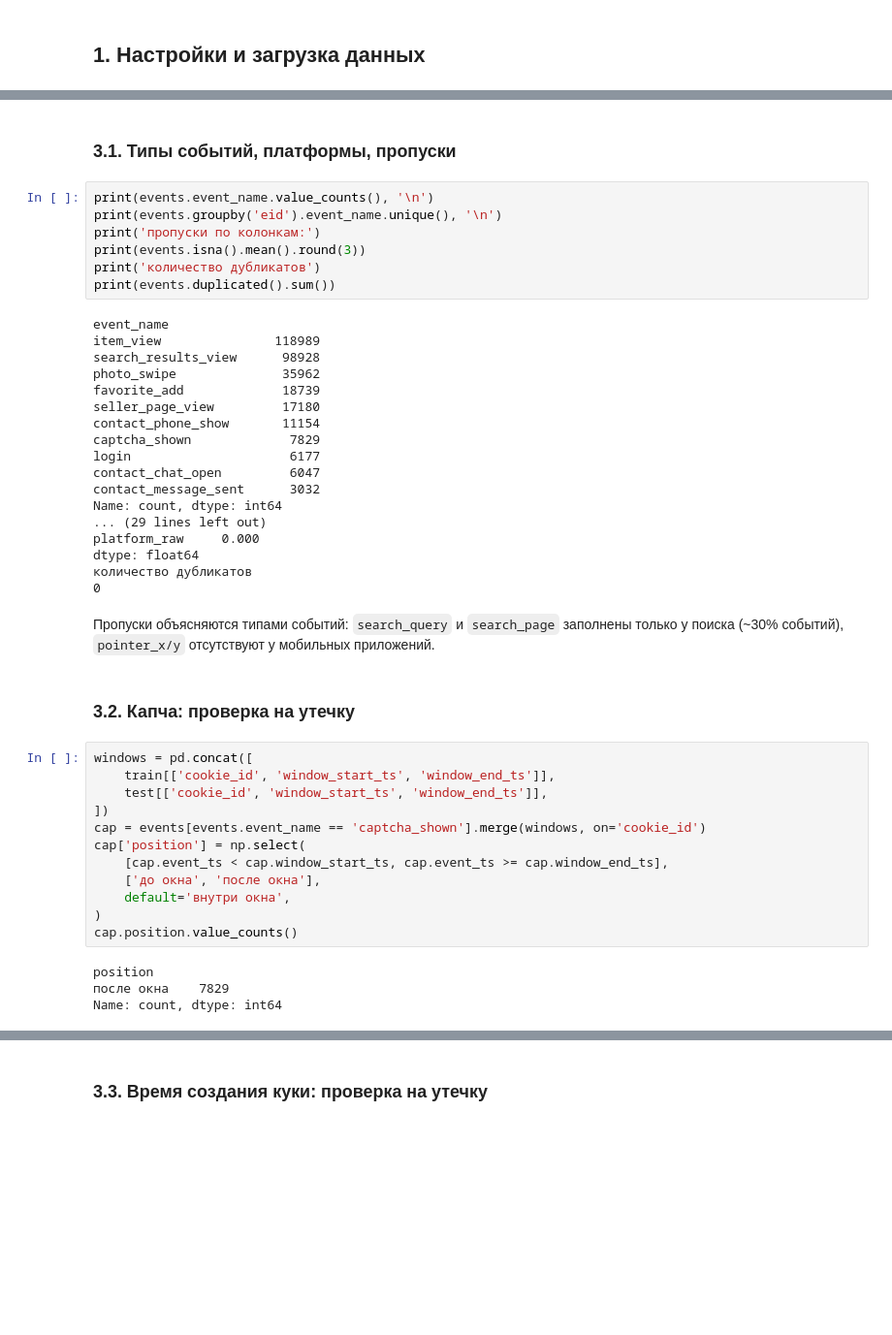
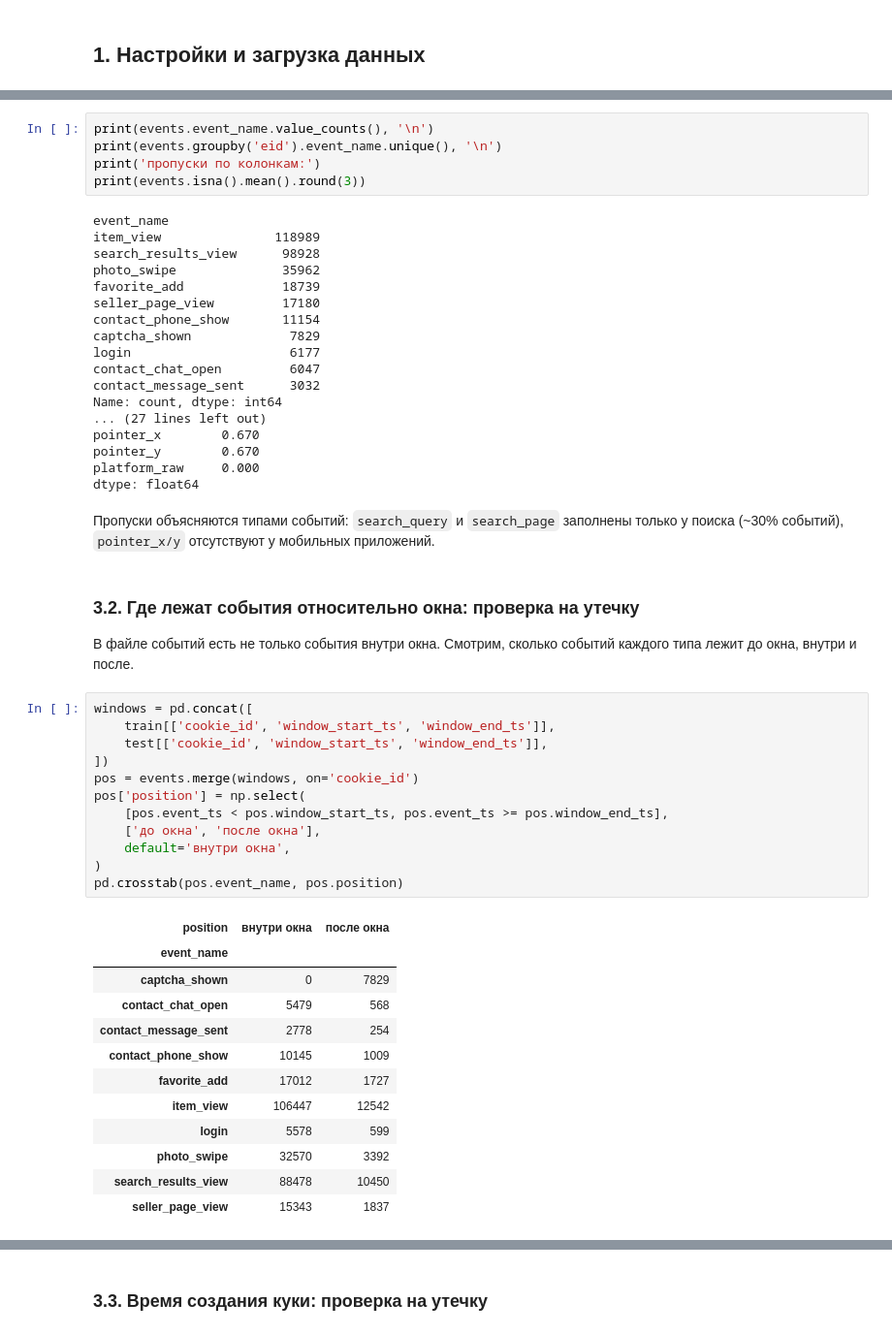
Before and after one commit to xloned/avito-bot-detection-challenge, a Jupyter notebook: solution.ipynb, the cells around one changed output, grey strips where cells are left out. Shown at 97% size. Saved outputs shown, nothing was run; the diff lists cells and outputs as text; blank space fills up the shorter version.

```diff
--- a/solution.ipynb
+++ b/solution.ipynb
@@ -61,12 +75,8 @@ Name: count, dtype: int64
-# %% [markdown]
-### 3.1. Типы событий, платформы, пропуски
 # %%
 print(events.event_name.value_counts(), '\n')
 print(events.groupby('eid').event_name.unique(), '\n')
 print('пропуски по колонкам:')
 print(events.isna().mean().round(3))
-print('количество дубликатов')
-print(events.duplicated().sum())
 # %% [output]
 event_name
 item_view               118989
@@ -80,28 +90,39 @@ login                     6177
 contact_chat_open         6047
 contact_message_sent      3032
 Name: count, dtype: int64
-... (29 lines left out)
+... (27 lines left out)
+pointer_x        0.670
+pointer_y        0.670
 platform_raw     0.000
 dtype: float64
-количество дубликатов
-0
 # %% [markdown]
 Пропуски объясняются типами событий: `search_query` и `search_page` заполнены только у поиска (~30% событий), `pointer_x/y` отсутствуют у мобильных приложений.
-# %% [markdown]
-### 3.2. Капча: проверка на утечку
+# %% [markdown]
+### 3.2. Где лежат события относительно окна: проверка на утечку
+
+В файле событий есть не только события внутри окна. Смотрим, сколько событий каждого типа лежит до окна, внутри и после.
 # %%
 windows = pd.concat([
     train[['cookie_id', 'window_start_ts', 'window_end_ts']],
     test[['cookie_id', 'window_start_ts', 'window_end_ts']],
 ])
-cap = events[events.event_name == 'captcha_shown'].merge(windows, on='cookie_id')
-cap['position'] = np.select(
-    [cap.event_ts < cap.window_start_ts, cap.event_ts >= cap.window_end_ts],
+pos = events.merge(windows, on='cookie_id')
+pos['position'] = np.select(
+    [pos.event_ts < pos.window_start_ts, pos.event_ts >= pos.window_end_ts],
     ['до окна', 'после окна'],
     default='внутри окна',
 )
-cap.position.value_counts()
+pd.crosstab(pos.event_name, pos.position)
 # %% [output]
-position
-после окна    7829
-Name: count, dtype: int64
+| position | внутри окна | после окна |
+| event_name |  |  |
+| captcha_shown | 0 | 7829 |
+| contact_chat_open | 5479 | 568 |
+| contact_message_sent | 2778 | 254 |
+| contact_phone_show | 10145 | 1009 |
+| favorite_add | 17012 | 1727 |
+| item_view | 106447 | 12542 |
+| login | 5578 | 599 |
+| photo_swipe | 32570 | 3392 |
+| search_results_view | 88478 | 10450 |
+| seller_page_view | 15343 | 1837 |
```
Also changed, not shown: parts of 52 cells of this notebook, 2 other files.
